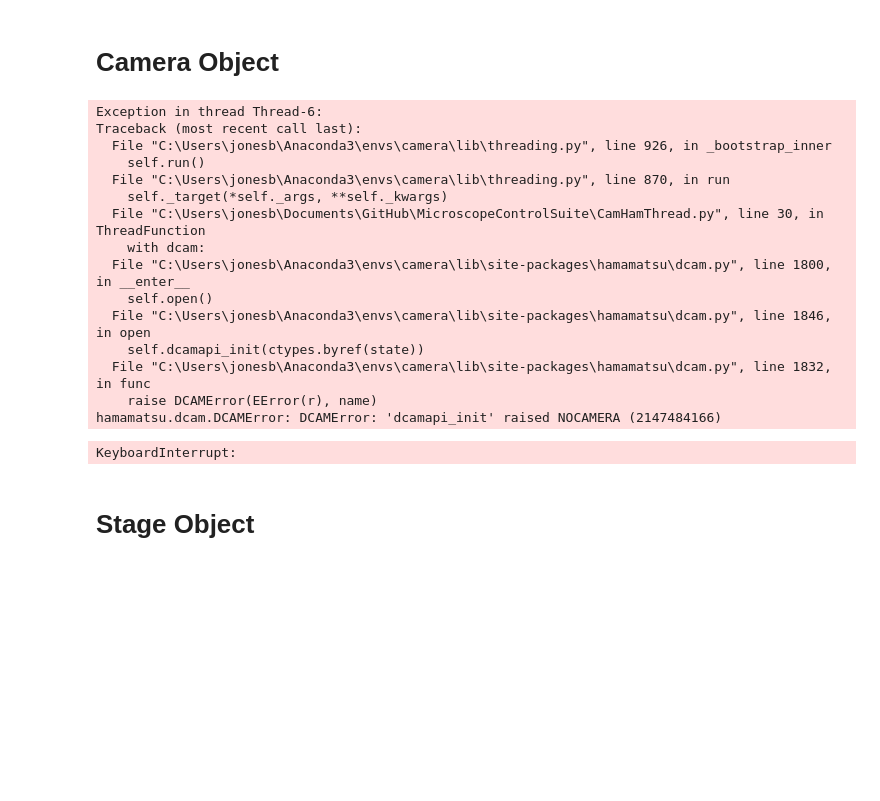
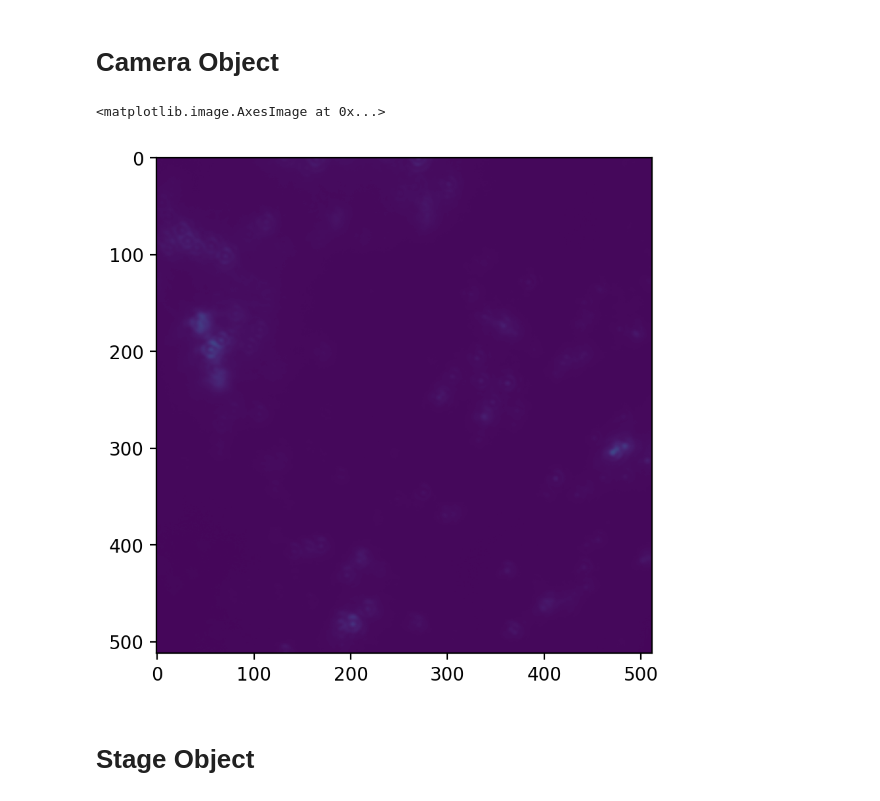
Before and after one commit to UTA-REST/MicroscopeControlSuite, a Jupyter notebook: ExampleHamAndStage.ipynb, the cells around one changed output. Drawn from its saved outputs; the diff is of its cells as text; code cells hidden in the pictures; blank space fills up the shorter version.

```diff
--- a/ExampleHamAndStage.ipynb
+++ b/ExampleHamAndStage.ipynb
@@ -18,32 +20,17 @@ import time
 # Make a camera object
 #from CamFLIR import CamFLIR
 from CamHamThread import CamHamThread
-cam=CamHamThread(exposure=0.5,SensitivityGain=100,CCDMode="EMCCD")
+cam=CamHamThread(exposure=0.5,SensitivityGain=4,CCDMode="NormalCCD")
-# %% [output]
-Exception in thread Thread-6:
-Traceback (most recent call last):
-  File "C:\Users\jonesb\Anaconda3\envs\camera\lib\threading.py", line 926, in _bootstrap_inner
-    self.run()
-  File "C:\Users\jonesb\Anaconda3\envs\camera\lib\threading.py", line 870, in run
-    self._target(*self._args, **self._kwargs)
-  File "C:\Users\jonesb\Documents\GitHub\MicroscopeControlSuite\CamHamThread.py", line 30, in ThreadFunction
-    with dcam:
-  File "C:\Users\jonesb\Anaconda3\envs\camera\lib\site-packages\hamamatsu\dcam.py", line 1800, in __enter__
-    self.open()
-  File "C:\Users\jonesb\Anaconda3\envs\camera\lib\site-packages\hamamatsu\dcam.py", line 1846, in open
-    self.dcamapi_init(ctypes.byref(state))
-  File "C:\Users\jonesb\Anaconda3\envs\camera\lib\site-packages\hamamatsu\dcam.py", line 1832, in func
-    raise DCAMError(EError(r), name)
-hamamatsu.dcam.DCAMError: DCAMError: 'dcamapi_init' raised NOCAMERA (2147484166)
 # %%
 #This is how you take a photo
 img=cam.Snap(1)
-# %% [output]
-KeyboardInterrupt:
 # %%
 #and plot it
 plt.figure(figsize=(5,5),dpi=200)
-pylab.imshow(img[0],clim=(2000,50000))
+pylab.imshow(img[0],clim=(200,100000))
+# %% [output]
+<matplotlib.image.AxesImage at 0x...>
+[figure, added]
 # %% [markdown]
 # Stage Object
 # %%
```
Also changed, not shown: parts of 12 cells of this notebook, 2 other files.
